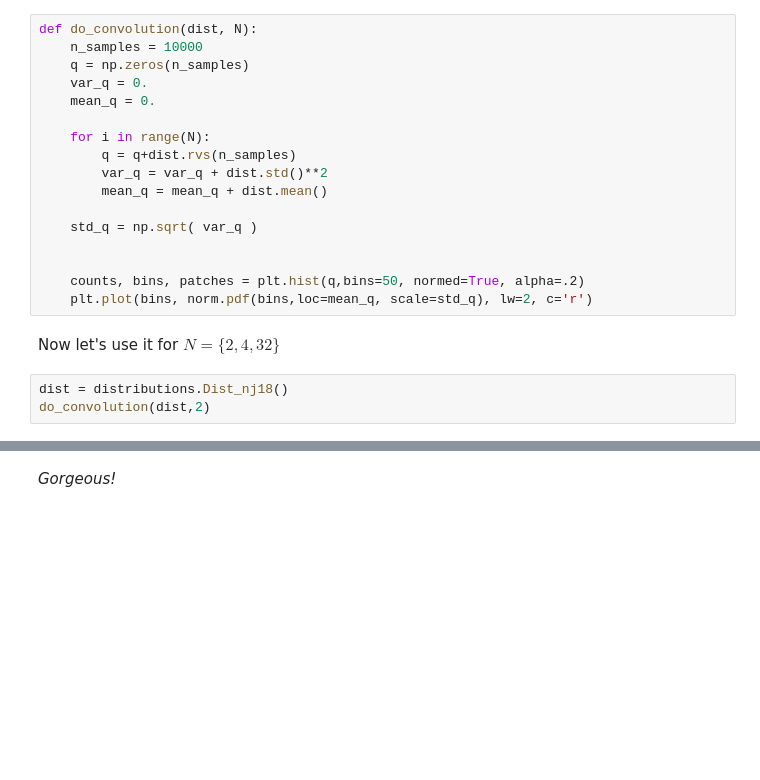
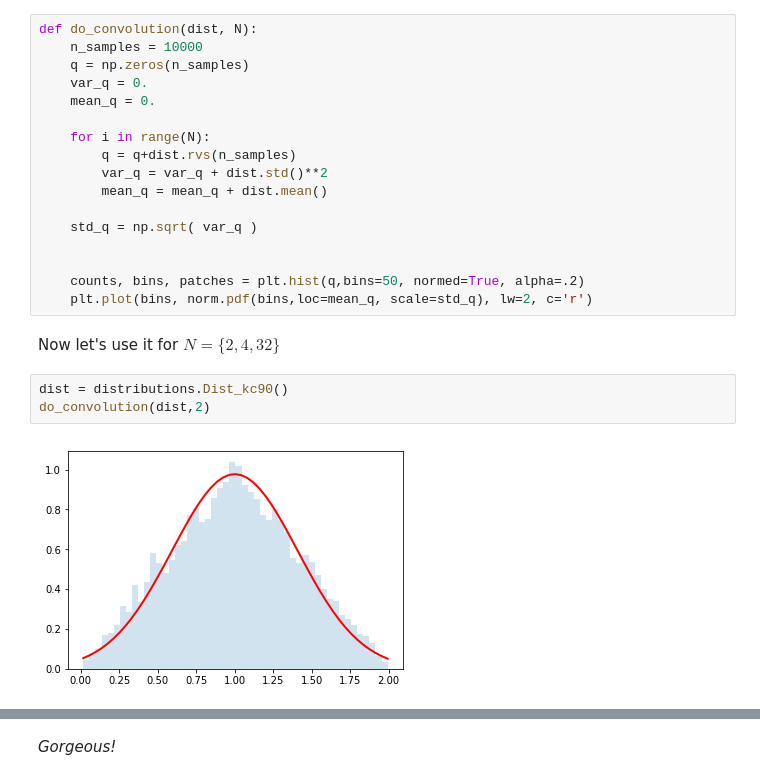
Before and after one commit to cranmer/intro-exp-phys-II, a Jupyter notebook: Central-Limit-Theorem.ipynb, the cells around one changed output, grey strips where cells are left out. Saved outputs shown, nothing was run; the diff lists cells and outputs as text; blank space fills up the shorter version.

```diff
--- a/Central-Limit-Theorem.ipynb
+++ b/Central-Limit-Theorem.ipynb
@@ -175,7 +200,9 @@ def do_convolution(dist, N):
 # %% [markdown]
 Now let's use it for $N=\{2,4,32\}$
 # %%
-dist = distributions.Dist_nj18()
+dist = distributions.Dist_kc90()
 do_convolution(dist,2)
+# %% [output]
+[figure, added]
 # %%
 do_convolution(dist,4)
```
Also changed, not shown: parts of 16 cells of this notebook, 2 other files.
